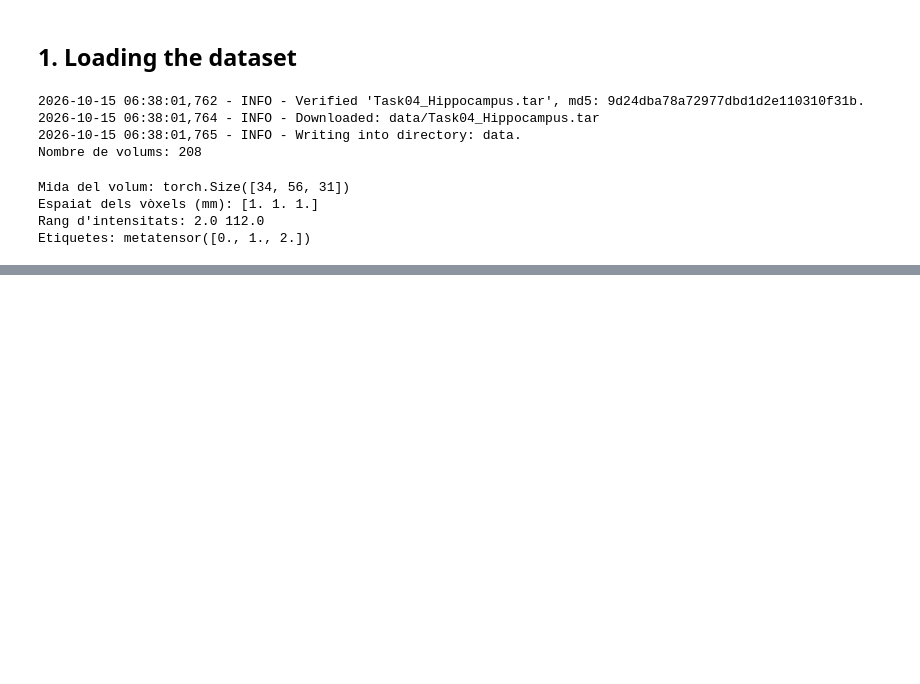
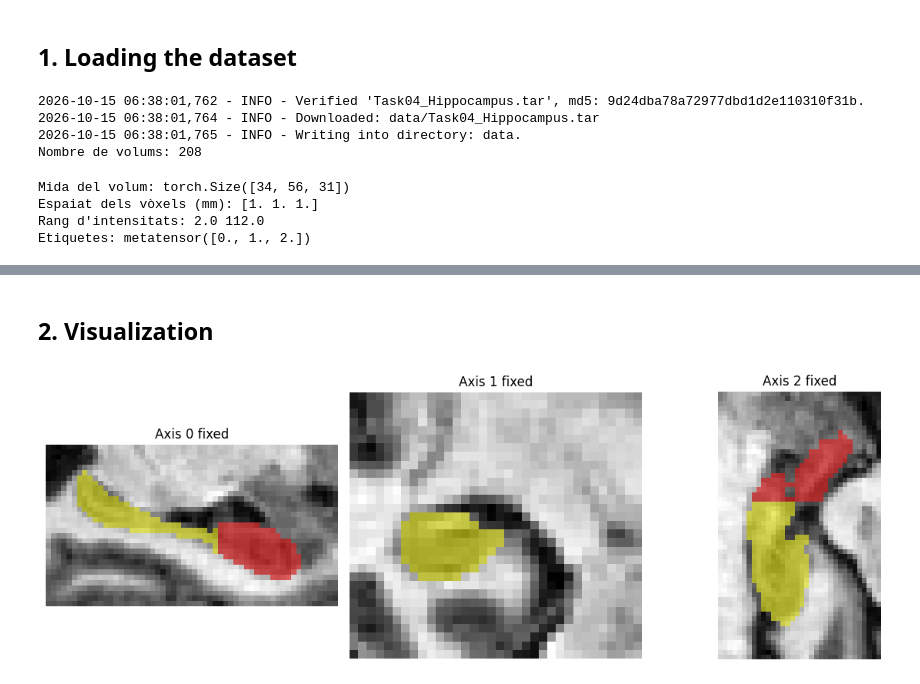
Before and after one commit to maartariutort/mri-segmentation-monai, a Jupyter notebook: notebooks/01_exploration.ipynb, the cells around one changed output, grey strips where cells are left out. Cells and saved outputs as stored; diff of their text form; code cells hidden in the pictures; blank space fills up the shorter version.

Commit message:
Add observations and orthogonal-plane visualization

```diff
--- a/notebooks/01_exploration.ipynb
+++ b/notebooks/01_exploration.ipynb
@@ -74,0 +81,31 @@ Etiquetes: metatensor([0., 1., 2.])
+# %% [markdown]
+## 2. Visualization
+# %%
+import numpy as np
+import matplotlib.pyplot as plt
+
+img_np = img.numpy()
+lab_np = lab.numpy()
+
+def show_planes(img_np, lab_np):
+    """Mostra els tres talls ortogonals pel centre del volum, amb l'etiqueta a sobre."""
+    c = [s // 2 for s in img_np.shape]   # índex central de cada eix
+    slices = [
+        ("Axis 0 fixed", img_np[c[0], :, :], lab_np[c[0], :, :]),
+        ("Axis 1 fixed", img_np[:, c[1], :], lab_np[:, c[1], :]),
+        ("Axis 2 fixed", img_np[:, :, c[2]], lab_np[:, :, c[2]]),
+    ]
+    fig, axes = plt.subplots(1, 3, figsize=(12, 4))
+    for ax, (title, im, lb) in zip(axes, slices):
+        ax.imshow(im.T, cmap="gray", origin="lower")
+        # Amaguem els vòxels de fons perquè no es pintin
+        lb_masked = np.ma.masked_where(lb.T == 0, lb.T)
+        ax.imshow(lb_masked, cmap="autumn", alpha=0.5, origin="lower", vmin=1, vmax=2)
+        ax.set_title(title)
+        ax.axis("off")
+    plt.tight_layout()
+    plt.show()
+
+show_planes(img_np, lab_np)
+# %% [output]
+[figure, added]
```
Also changed, not shown: parts of 1 cell of this notebook.
